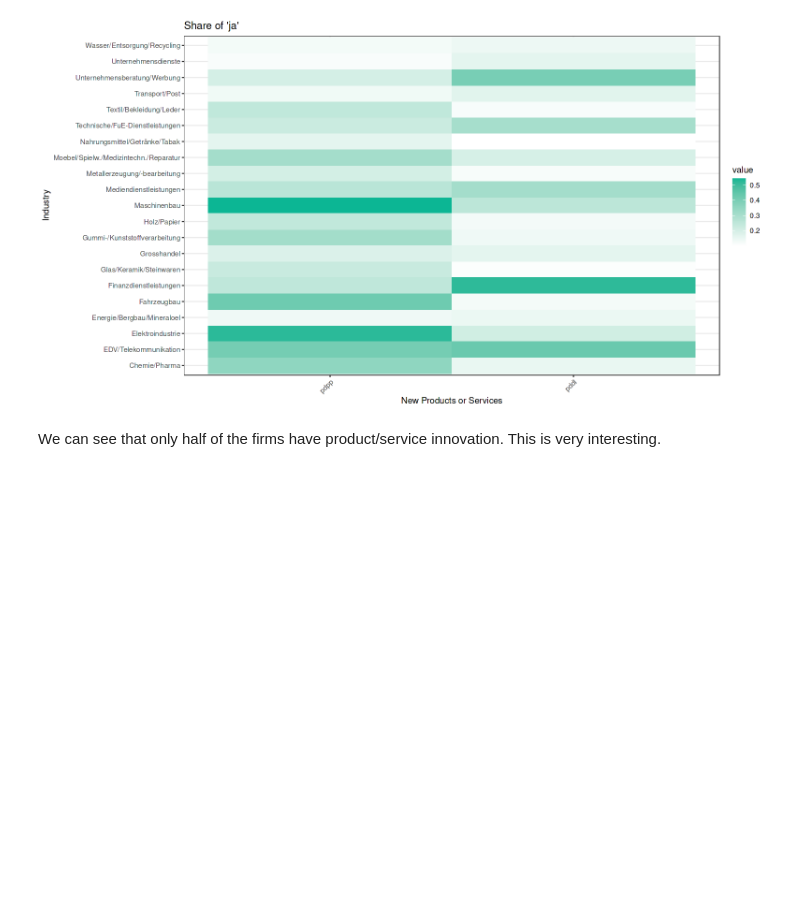
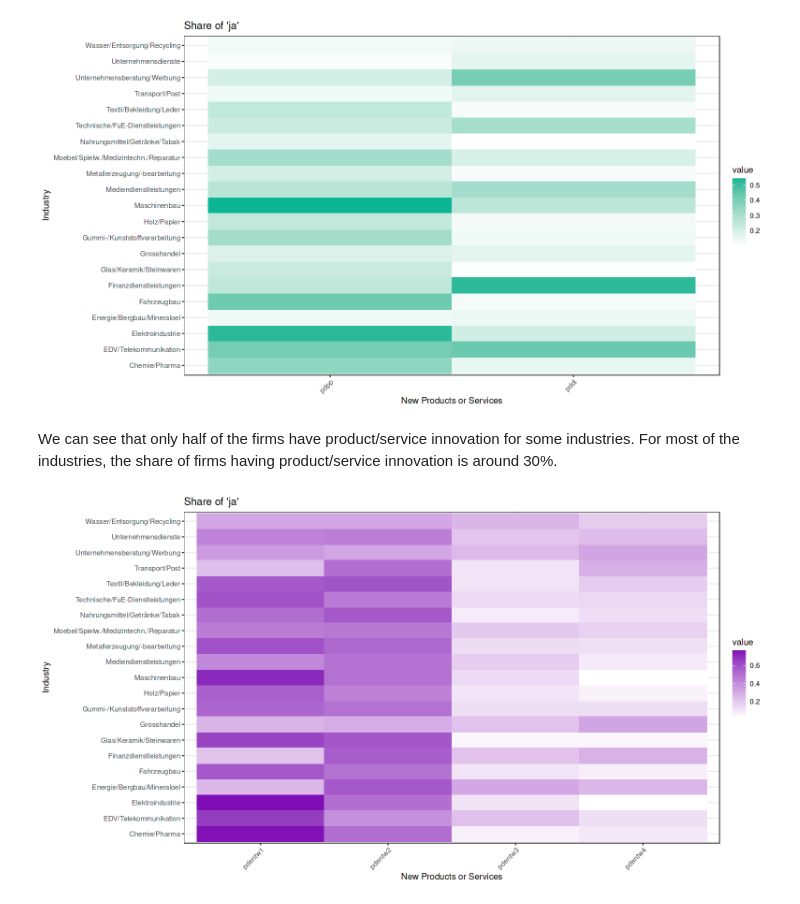
Before and after one commit to oceanumeric/data-science-go-small, a Jupyter notebook: Recap_03/recap_03.ipynb, the cells around one changed output. Cells and saved outputs as stored; diff of their text form; code cells hidden in the pictures; blank space fills up the shorter version.

```diff
--- a/Recap_03/recap_03.ipynb
+++ b/Recap_03/recap_03.ipynb
@@ -735,4 +738,30 @@ survey %>%
 # %% [output]
 [figure]
 # %% [markdown]
-We can see that only half of the firms have product/service innovation. This is very interesting.
+We can see that only half of the firms have product/service innovation for some industries.
+For most of the industries, the share of firms having product/service innovation is around 30%.
+# %%
+# pdentw1         byte    %8.0g      janein     Unternehmen alleine
+# pdentw2         byte    %8.0g      janein     Unternehmen in Zusammenarbeit mit Dritten
+# pdentw3         byte    %8.0g      janein     Unternehmen durch Anpassung von Produkten/Dienstleistungen anderer
+# pdentw4         byte    %8.0g      janein     Andere Unternehmen/Einrichtungen
+# let's check who developed those
+options(repr.plot.width = 13, repr.plot.height = 7)
+survey %>%
+    # filter out pdpp/pddl == yes
+    .[pdpp == "ja" | pddl == "ja", ] %>%
+    .[, c("branche", paste0("pdentw", 1:4))] %>%
+    # calculate the share of 'ja' for each variable by industry
+    .[, lapply(.SD, function(x) sum(x == "ja") / length(x)),
+                by = branche, .SDcols = paste0("pdentw", 1:4)] %>%
+    melt(id.vars = "branche") %>%
+    ggplot(aes(x = branche, y = variable, fill = value)) +
+    geom_tile() +
+    coord_flip() +
+    labs(x = "Industry", y = "New Products or Services", title = "Share of 'ja'") +
+    theme_bw() +
+    scale_fill_gradient(low = "white", high = "#800cb6", na.value = "grey90",
+                            guide = "colorbar") +
+    theme(axis.text.x = element_text(angle = 45, hjust = 1))
+# %% [output]
+[figure, added]
```
Also changed, not shown: parts of 12 cells of this notebook, 1 other file.
